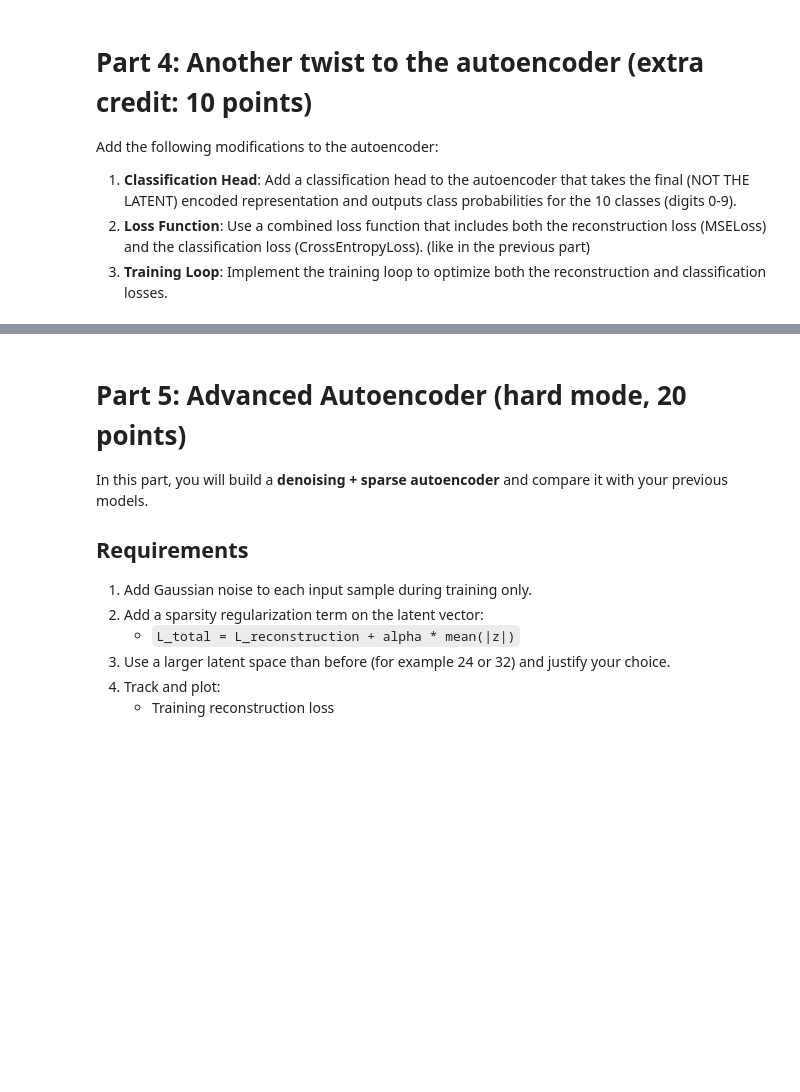
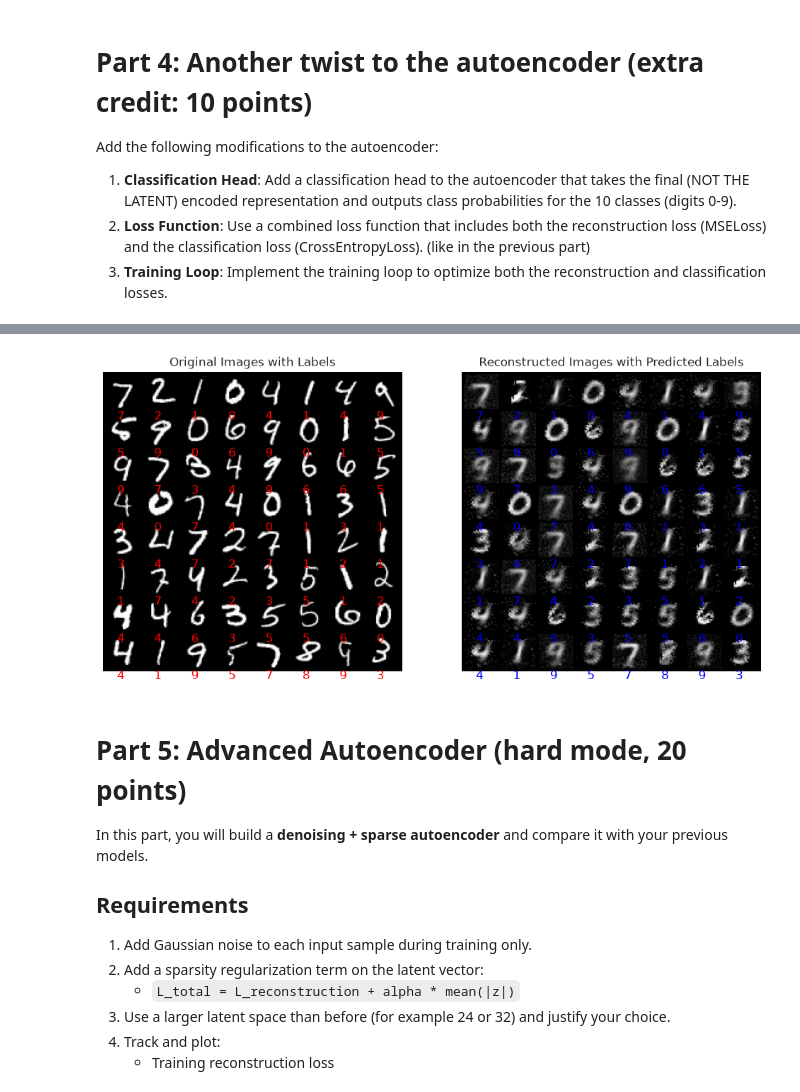
Before and after one commit to Gor-2001/NLP_2026_FALL_homework, a Jupyter notebook: hw_02/HW2_Gor_Melkumyan.ipynb, the cells around one changed output, grey strips where cells are left out. Saved outputs shown, nothing was run; the diff lists cells and outputs as text; code cells hidden in the pictures; blank space fills up the shorter version.

```diff
--- a/hw_02/HW2_Gor_Melkumyan.ipynb
+++ b/hw_02/HW2_Gor_Melkumyan.ipynb
@@ -463,3 +463,49 @@ Add the following modifications to the autoencoder:
 1. **Classification Head**: Add a classification head to the autoencoder that takes the final (NOT THE LATENT) encoded representation and outputs class probabilities for the 10 classes (digits 0-9).
 2. **Loss Function**: Use a combined loss function that includes both the reconstruction loss (MSELoss) and the classification loss (CrossEntropyLoss). (like in the previous part)
 3. **Training Loop**: Implement the training loop to optimize both the reconstruction and classification losses.
+# %%
+# Part 4: the classification head reads the final output of the autoencoder
+# (the reconstructed 784-pixel image) instead of the 12-number latent code
+
+class AutoencoderWithOutputClassifier(nn.Module):
+    def __init__(self):
+        super(AutoencoderWithOutputClassifier, self).__init__()
+        # same encoder and decoder as in Part 1 and Part 2
+        self.encoder = nn.Sequential(
+            nn.Linear(28 * 28, 128),
+            nn.ReLU(),
+            nn.Linear(128, 64),
+            nn.ReLU(),
+            nn.Linear(64, 12)
+        )
+
+        self.decoder = nn.Sequential(
+            nn.Linear(12, 64),
+            nn.ReLU(),
+            nn.Linear(64, 128),
+            nn.ReLU(),
+            nn.Linear(128, 28 * 28),
+            nn.Sigmoid()
+        )
+
+        # the input is now the reconstructed image (784), not the latent code (12)
+        # no Softmax layer here: CrossEntropyLoss expects raw logits
+        self.classifier = nn.Sequential(
+            nn.Linear(28 * 28, 128),
+            nn.ReLU(),
+            nn.Linear(128, 10)
+        )
+
+    def forward(self, x):
+        encoded = self.encoder(x)
+        decoded = self.decoder(encoded)
+        class_logits = self.classifier(decoded)
+        return decoded, class_logits
+# %%
+# the model returns (reconstructed, class_logits) like in Part 2,
+# so the same training loop (MSE + CrossEntropy) can be reused
+autoencoder_output_classifier = AutoencoderWithOutputClassifier()
+history_output_classifier = train_autoencoder_with_classifier(autoencoder_output_classifier, dataloader, validation_dataloader, num_epochs=5, learning_rate=1e-3)
+
+visualize_reconstructions_with_labels(autoencoder_output_classifier, validation_dataloader)
+# %% [output]
@@ -466,3 +528,4 @@ Add the following modifications to the autoencoder:
+[figure, added]
 # %% [markdown]
 # Part 5: Advanced Autoencoder (hard mode, 20 points)
 
```
Also changed, not shown: parts of 6 cells of this notebook.
